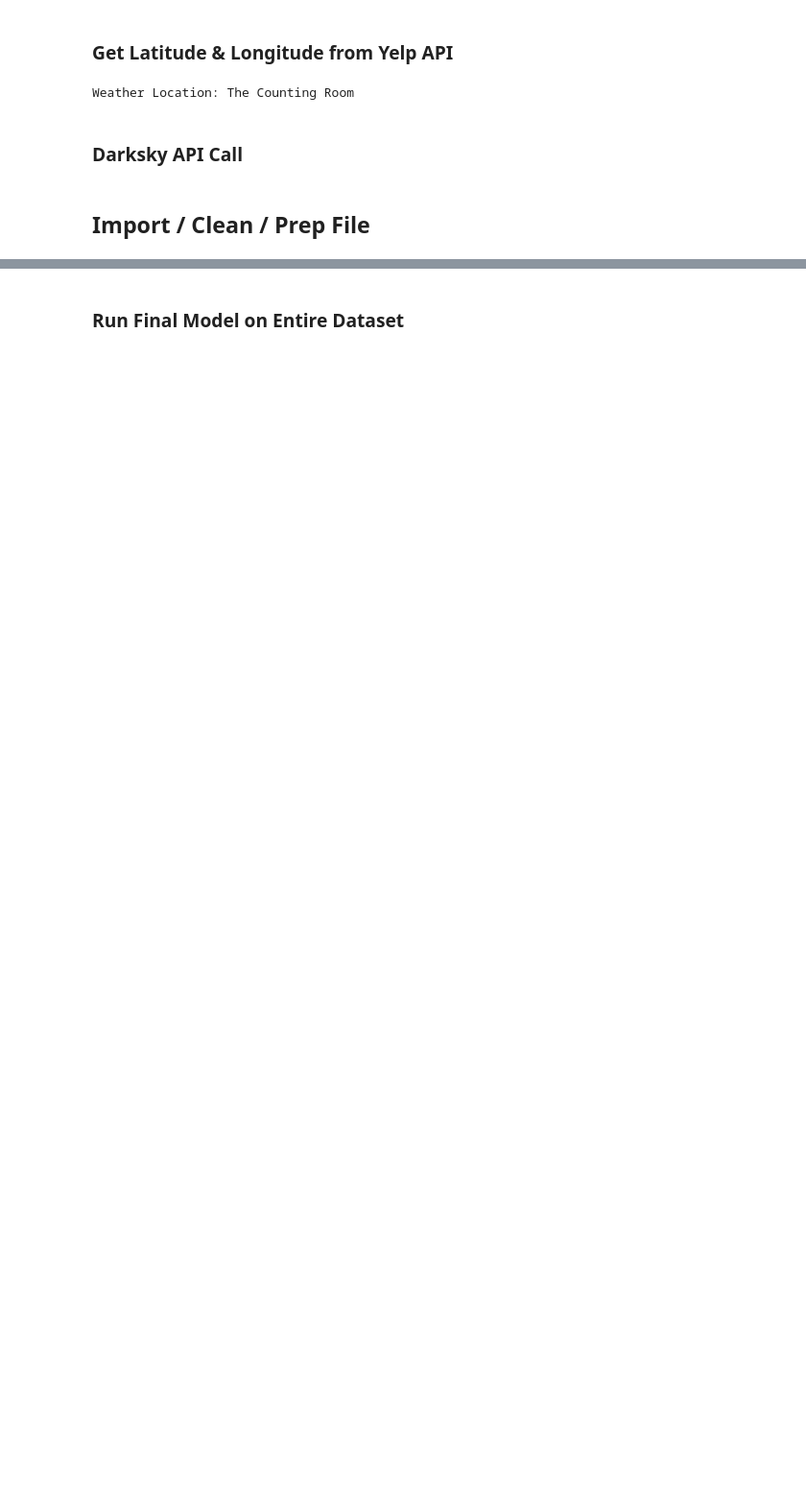
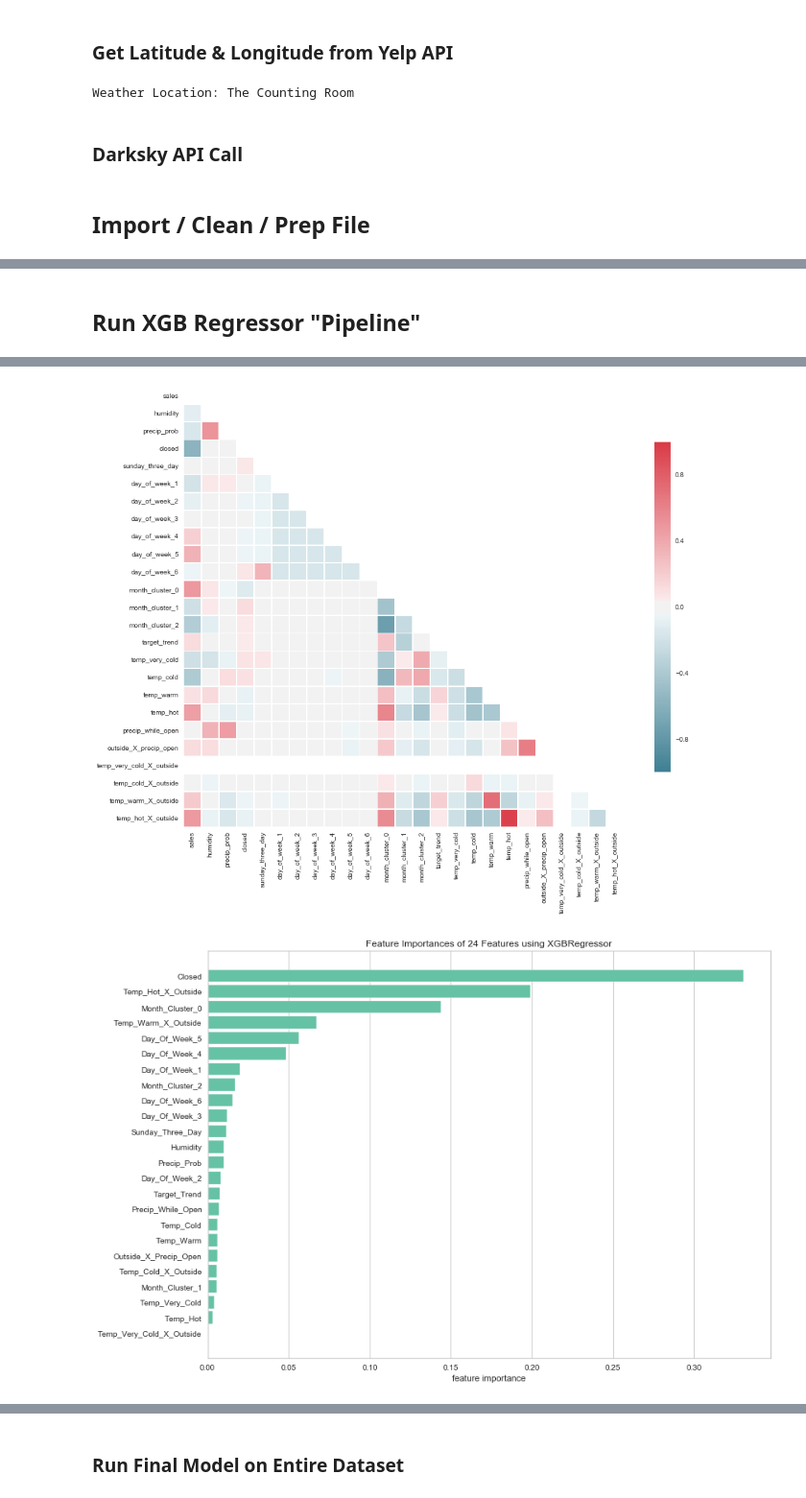
Before and after one commit to maks-p/restaurant_sales_forecasting, a Jupyter notebook: final_model.ipynb, the cells around one changed output, grey strips where cells are left out. Shown at 96% size. Saved outputs shown, nothing was run; the diff lists cells and outputs as text; code cells hidden in the pictures; blank space fills up the shorter version.

```diff
--- a/final_model.ipynb
+++ b/final_model.ipynb
@@ -863,2 +73,0 @@ def xgb_grid_model(params, X_train, y_train):
-# %%
-best_grid_rgr = xgb_grid_model(params, X_train, y_train)
@@ -985,0 +513,63 @@ visualizer.poof();
+# %% [markdown]
+## Run XGB Regressor "Pipeline"
+# %%
+params = {
+          'learning_rate': [0.0175, 0.020],
+          'max_depth': [3, 4],
+          'min_impurity_decrease': [0.0001, 0.00015],
+          'colsample_bytree': [0.90, 0.925],
+          'n_estimators': [300, 325],
+          'min_child_weight': [2]
+        }
+
+def run_xgb(current_file, weather_csv_file, pre_pipe, post_pipe, params):
+
+    # Import & Merge Weather & Sales CSV Files
+    obj = importMerge(current_file, weather_csv_file)
+    df = obj.import_clean_merge()
+
+    # Pre Processing Pipeline
+    df = pre_pipe.fit_transform(df)
+
+    # Feature Engineering Pipeline
+    df = post_pipe.fit_transform(df)
+
+    # Separate Target & Features
+    X, y = drop_target(df)
+
+    # Test Train Split
+    X_train, X_test, y_train, y_test = train_test_split(X, y, train_date_start, train_date_end)
+
+    # Instantiate XGB Regressor object
+    rgr = XGBRegressor(booster='gbtree', objective='reg:linear', random_state = 0)
+
+    # Scoring attribute for Grid Search
+    scoring = 'neg_mean_squared_error'
+
+    # Instantiate & Fit Grid Search Object
+    grid = GridSearchCV(rgr, params, cv=5, n_jobs=-1, scoring=scoring, verbose=5)
+    grid = grid.fit(X_train, y_train)
+
+    best_grid_rgr = grid.best_estimator_
+
+    print('Grid Search: ', rgr.__class__.__name__, '\n')
+    print('Grid Search Best Score: ', grid.best_score_)
+    print('Grid Search Best Params: ', grid.best_params_)
+    print('Grid Search Best Estimator: ', grid.best_estimator_)
+
+    # Run Regression Scoring Helper Function
+    pred_df = model_score(best_grid_rgr, X_train, y_train, X_test, y_test, X, y)
+
+    # Get Correlation Matrix
+    corr_chart(df)
+
+    # Feature Importance Chart
+    feature_importance(best_grid_rgr, X_train, y_train)
+
+    # Residual Chart
+    residual_plot(best_grid_rgr, X_train, y_train, X_test, y_test)
+
+    return pred_df, y_test, best_grid_rgr, X_train
+
+pred_df, y_test, best_grid_rgr, X_train = run_xgb(current_file, weather_csv_file, pre_pipe, post_pipe, params)
+# %% [output]
@@ -985,0 +604,2 @@ visualizer.poof();
+[figure, added]
+[figure, added]
```
Also changed, not shown: parts of 120 cells of this notebook.
